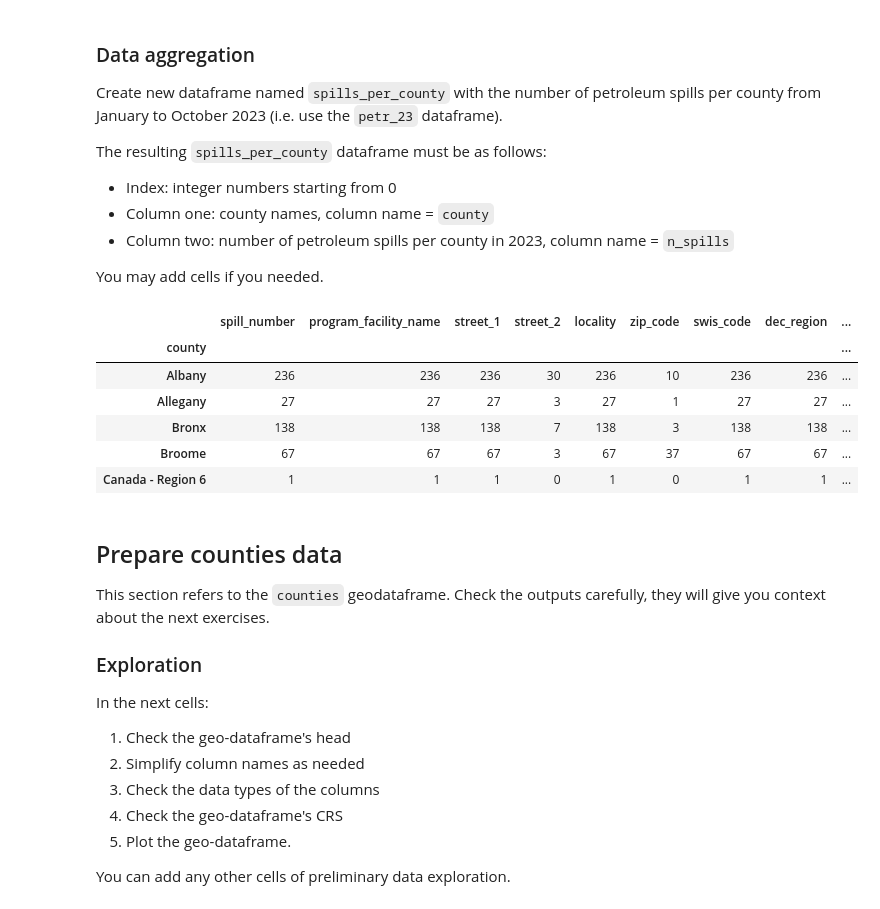
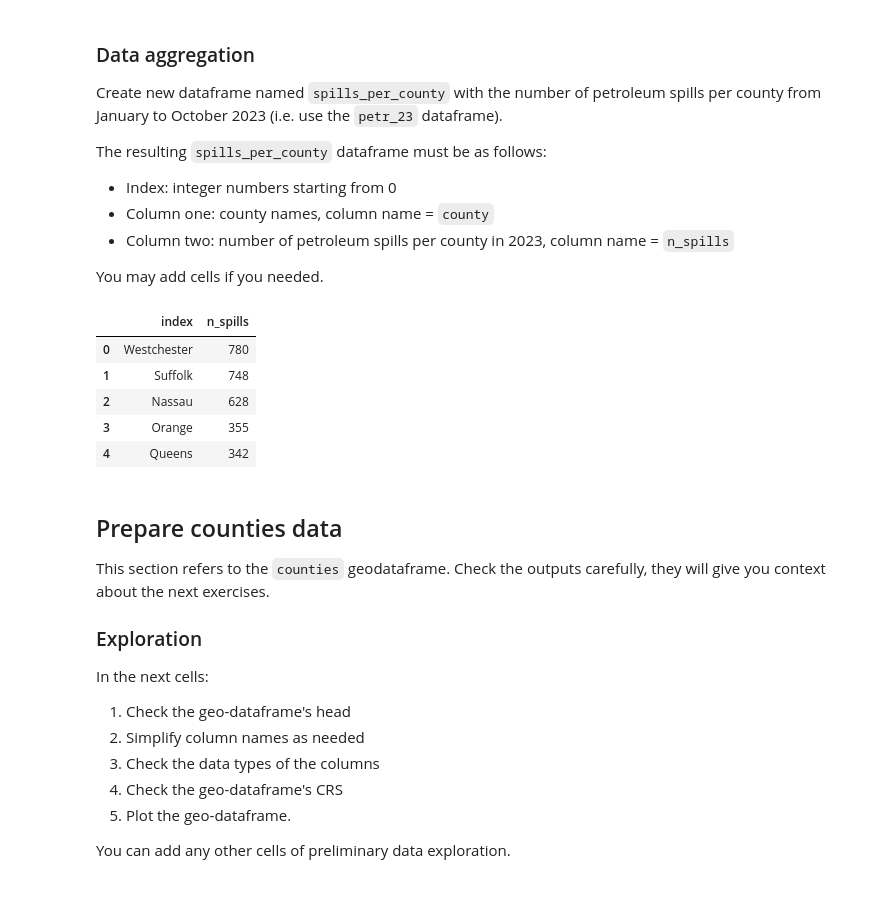
Before and after one commit to mwidas/220-assignment-3-mwidas, a Jupyter notebook: hwk3-task1-spills.ipynb, the cells around one changed output. Saved outputs shown, nothing was run; the diff lists cells and outputs as text; code cells hidden in the pictures.

Commit message:
attempted indexing and failed

```diff
--- a/hwk3-task1-spills.ipynb
+++ b/hwk3-task1-spills.ipynb
@@ -211,19 +211,18 @@ The resulting `spills_per_county` dataframe must be as follows:
 - Column two: number of petroleum spills per county in 2023, column name = `n_spills`
 
 You may add cells if you needed.
-# %%
-# your code here
-spills_per_county = petr_23.groupby('county').count()
-
-spills_per_county.head()
-# %% [output]
-|  | spill_number | program_facility_name | street_1 | street_2 | locality | zip_code | swis_code | dec_region | ... |
-| county |  |  |  |  |  |  |  |  | ... |
-| Albany | 236 | 236 | 236 | 30 | 236 | 10 | 236 | 236 | ... |
-| Allegany | 27 | 27 | 27 | 3 | 27 | 1 | 27 | 27 | ... |
-| Bronx | 138 | 138 | 138 | 7 | 138 | 3 | 138 | 138 | ... |
-| Broome | 67 | 67 | 67 | 3 | 67 | 37 | 67 | 67 | ... |
-| Canada - Region 6 | 1 | 1 | 1 | 0 | 1 | 0 | 1 | 1 | ... |
+# %%
+# new dataframe with petroleum spills per county from January to October
+spills_per_county = petr_23['county'].value_counts().reset_index(name='n_spills')
+
+spills_per_county.head()
+# %% [output]
+|  | index | n_spills |
+| 0 | Westchester | 780 |
+| 1 | Suffolk | 748 |
+| 2 | Nassau | 628 |
+| 3 | Orange | 355 |
+| 4 | Queens | 342 |
 # %% [markdown]
 ## Prepare counties data
 
```
Also changed, not shown: parts of 3 cells of this notebook.
